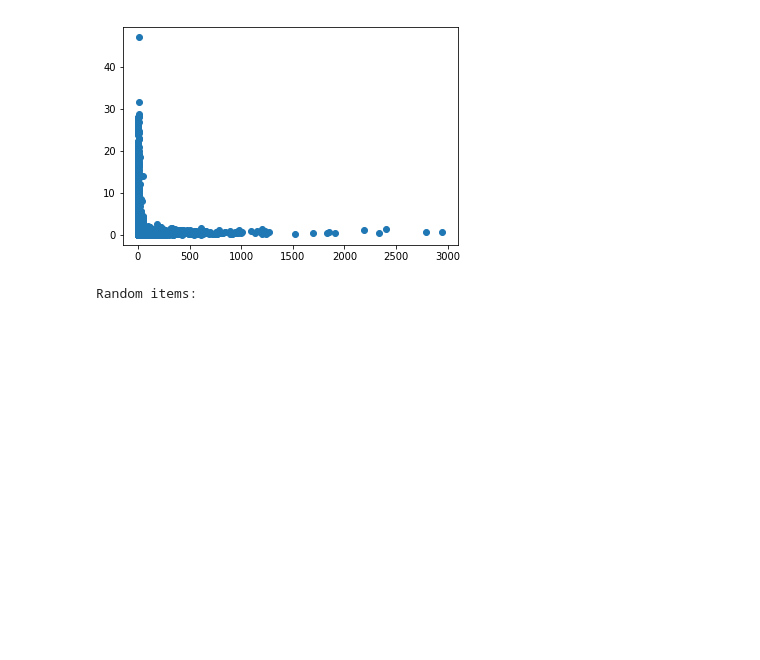
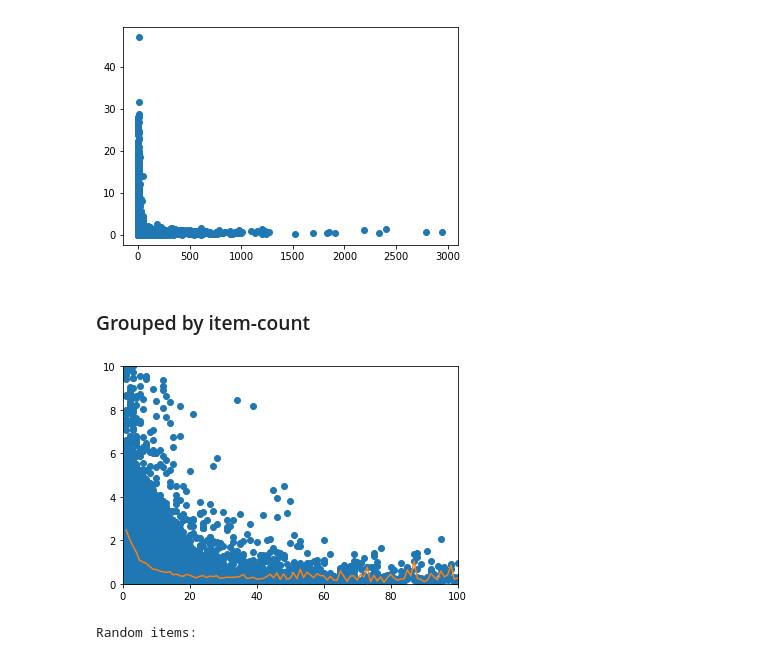
Before and after one commit to simeneide/phd-notes, a Jupyter notebook: sequence-rec/seq-lifted.ipynb, the cells around one changed output. Cells and saved outputs as stored; diff of their text form; code cells hidden in the pictures; blank space fills up the shorter version.

Commit message:
add variability given number of observations on items

```diff
--- a/sequence-rec/seq-lifted.ipynb
+++ b/sequence-rec/seq-lifted.ipynb
@@ -311,6 +327,21 @@ plt.show()
 # %% [output]
 Item activity/uncertainty correlation: -0.10
 [figure]
+# %% [markdown]
+### Grouped by item-count
+# %%
+_ = plt.plot(item_counts, item_factors, "o")
+
+import pandas as pd
+item_variability = pd.DataFrame({'item_counts' : item_counts,
+             'item_factors' : item_factors})
+per_item_count = item_variability.groupby('item_counts')['item_factors'].median().reset_index()
+_ = plt.plot(per_item_count.item_counts, per_item_count.item_factors)
+axes = plt.gca()
+_ = axes.set_xlim([0,100])
+_ = axes.set_ylim([0,10])
+# %% [output]
+[figure, added]
 # %%
 def plot_distr_of_items(items):
     sample_weights = []
```
Also changed, not shown: parts of 4 cells of this notebook.
